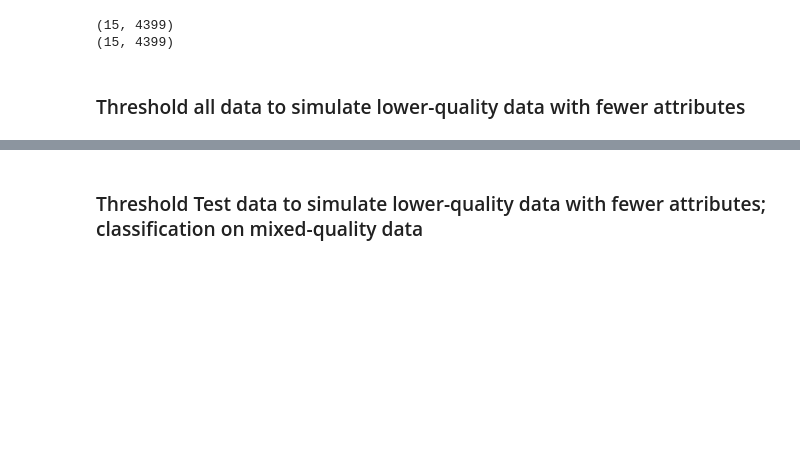
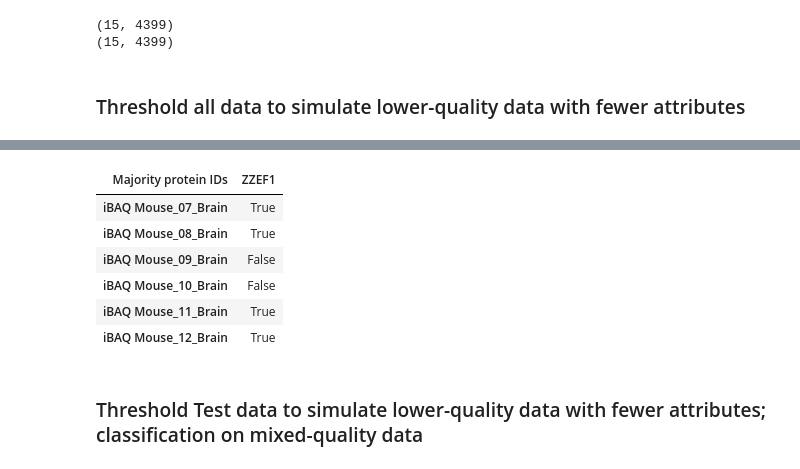
Before and after one commit to PNNL-Comp-Mass-Spec/Tissue_Classification, a Jupyter notebook: Classifiers/Mouse_Tissue_Classifier.ipynb, the cells around one changed output, grey strips where cells are left out. Drawn from its saved outputs; the diff is of its cells as text; code cells hidden in the pictures; blank space fills up the shorter version.

```diff
--- a/Classifiers/Mouse_Tissue_Classifier.ipynb
+++ b/Classifiers/Mouse_Tissue_Classifier.ipynb
@@ -175,3 +197,13 @@ iBAQ_df.shape
+# %%
+iBAQ_oneprotein_df.iloc[:6] > 5.194
+# %% [output]
+| Majority protein IDs | ZZEF1 |
+| iBAQ Mouse_07_Brain | True |
+| iBAQ Mouse_08_Brain | True |
+| iBAQ Mouse_09_Brain | False |
+| iBAQ Mouse_10_Brain | False |
+| iBAQ Mouse_11_Brain | True |
+| iBAQ Mouse_12_Brain | True |
 # %% [markdown]
 ### Threshold Test data to simulate lower-quality data with fewer attributes; classification on mixed-quality data
 # %%
```
Also changed, not shown: parts of 4 cells of this notebook.
